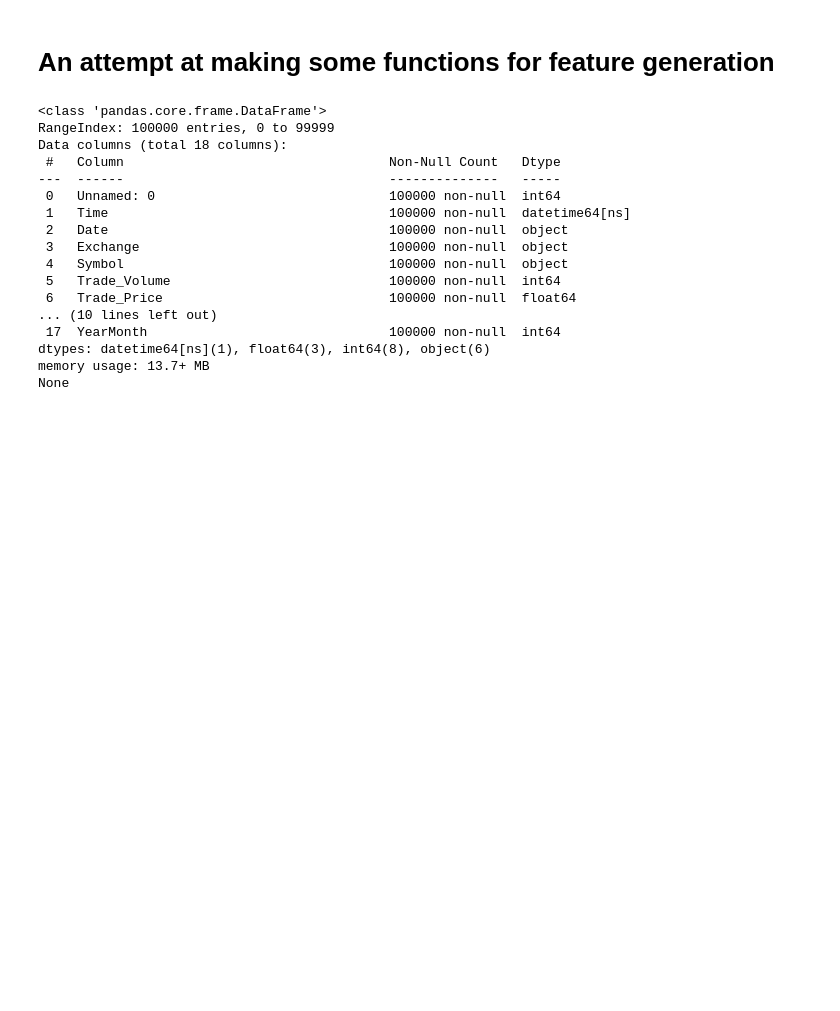
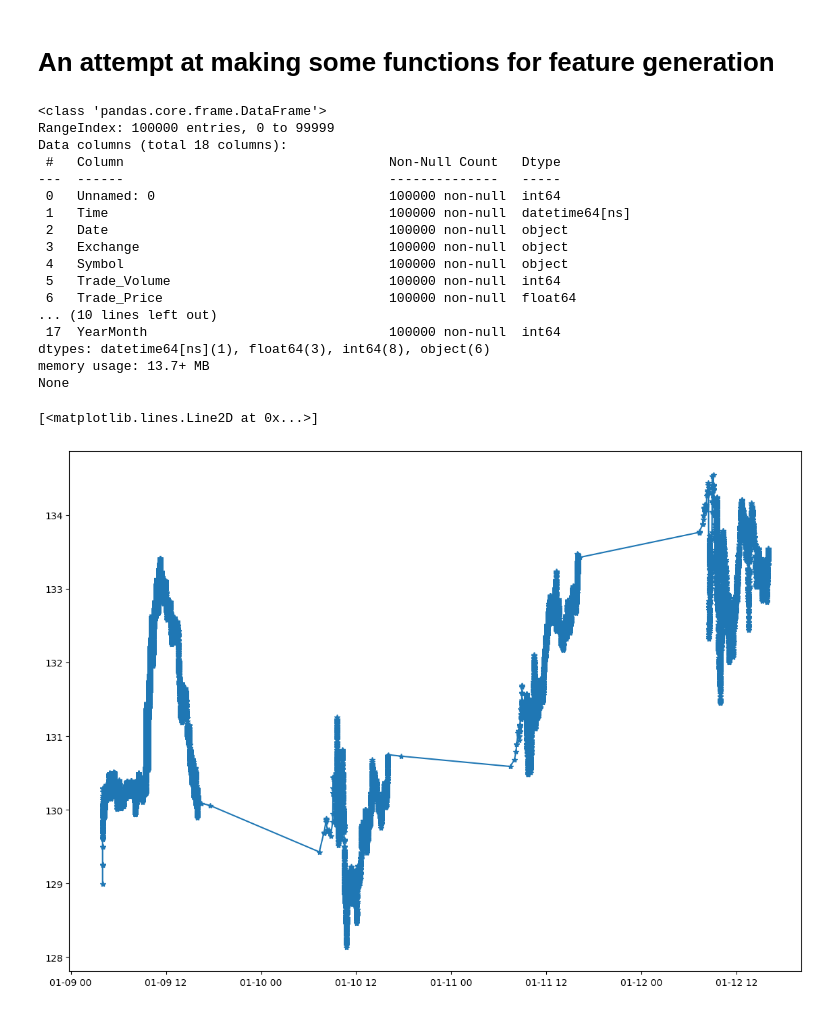
Before and after one commit to kpollackhinds/Trading-with-Momentum-Transformer, a Jupyter notebook: feature_gen_test.ipynb, the cells around one changed output. Saved outputs shown, nothing was run; the diff lists cells and outputs as text; code cells hidden in the pictures; blank space fills up the shorter version.

```diff
--- a/feature_gen_test.ipynb
+++ b/feature_gen_test.ipynb
@@ -5,29 +5,34 @@ import pandas as pd
 import numpy as np
 import matplotlib.pyplot as plt
 # %%
-data=pd.read_csv('data/trades_AAPL_20230106-20230110.csv.gz', compression='gzip')
+data=pd.read_csv('data/trades_AAPL_20230109-20230113.csv.gz', compression='gzip')
 
 data['Time']=pd.to_datetime(data['Time'])
 
 print(data.info())
+fig,ax=plt.subplots(figsize=(14,10))
+# ax.plot(data['Time'],data['Trade_Price'],marker='*')
+ax.plot(data['Time'],data['Trade_Price'],marker='*')
 # %% [output]
 <class 'pandas.core.frame.DataFrame'>
 RangeIndex: 100000 entries, 0 to 99999
 Data columns (total 18 columns):
  #   Column                                  Non-Null Count   Dtype
 ---  ------                                  --------------   -----
  0   Unnamed: 0                              100000 non-null  int64
  1   Time                                    100000 non-null  datetime64[ns]
  2   Date                                    100000 non-null  object
  3   Exchange                                100000 non-null  object
  4   Symbol                                  100000 non-null  object
  5   Trade_Volume                            100000 non-null  int64
  6   Trade_Price                             100000 non-null  float64
 ... (10 lines left out)
  17  YearMonth                               100000 non-null  int64
 dtypes: datetime64[ns](1), float64(3), int64(8), object(6)
 memory usage: 13.7+ MB
 None
+[<matplotlib.lines.Line2D at 0x...>]
+[figure, added]
 # %%
 selected_columns = ["Time", "Date", "Symbol", "Trade_Price", "Trade_Volume", "YearMonth"]
 filtered_data = data[selected_columns]
```
Also changed, not shown: parts of 19 cells of this notebook, 3 other files.
